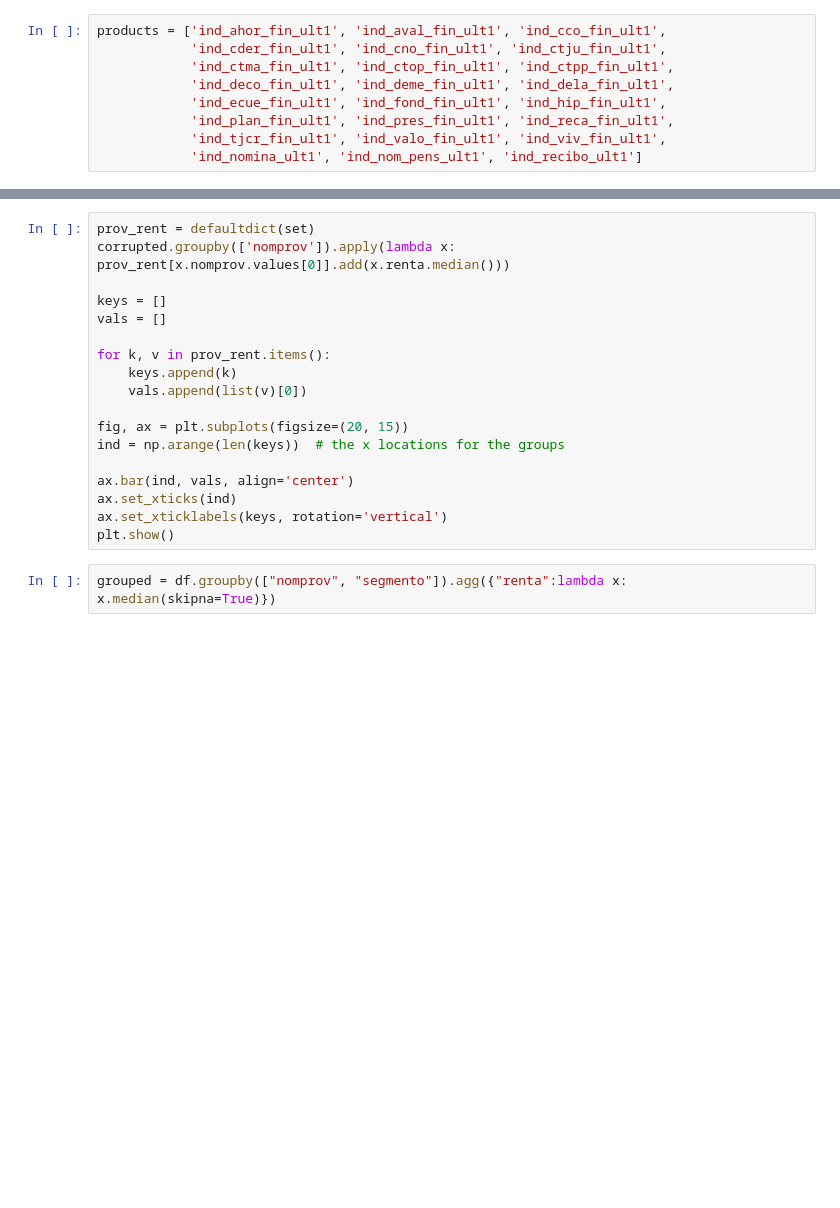
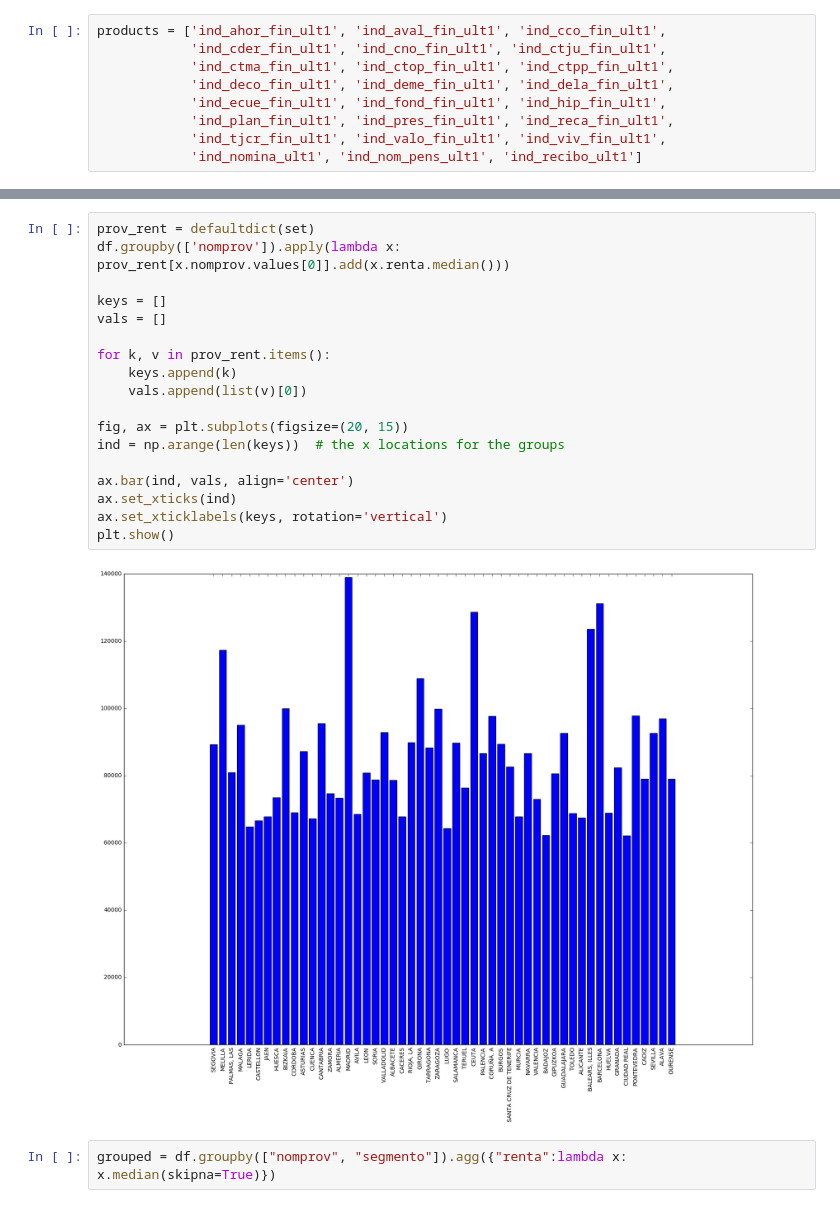
Before and after one commit to PetrShypila/Santander-Competition, a Jupyter notebook: notebooks/1-preprocessing.ipynb, the cells around one changed output, grey strips where cells are left out. Saved outputs shown, nothing was run; the diff lists cells and outputs as text; blank space fills up the shorter version.

```diff
--- a/notebooks/1-preprocessing.ipynb
+++ b/notebooks/1-preprocessing.ipynb
@@ -54,20 +60,22 @@ plt.show()
 # %%
 prov_rent = defaultdict(set)
-corrupted.groupby(['nomprov']).apply(lambda x: prov_rent[x.nomprov.values[0]].add(x.renta.median()))
+df.groupby(['nomprov']).apply(lambda x: prov_rent[x.nomprov.values[0]].add(x.renta.median()))
 
 keys = []
 vals = []
 
 for k, v in prov_rent.items():
     keys.append(k)
     vals.append(list(v)[0])
 
 fig, ax = plt.subplots(figsize=(20, 15))
 ind = np.arange(len(keys))  # the x locations for the groups
 
 ax.bar(ind, vals, align='center')
 ax.set_xticks(ind)
 ax.set_xticklabels(keys, rotation='vertical')
 plt.show()
+# %% [output]
+[figure, added]
 # %%
 grouped = df.groupby(["nomprov", "segmento"]).agg({"renta":lambda x: x.median(skipna=True)})
```
Also changed, not shown: parts of 18 cells of this notebook, 2 other files.
